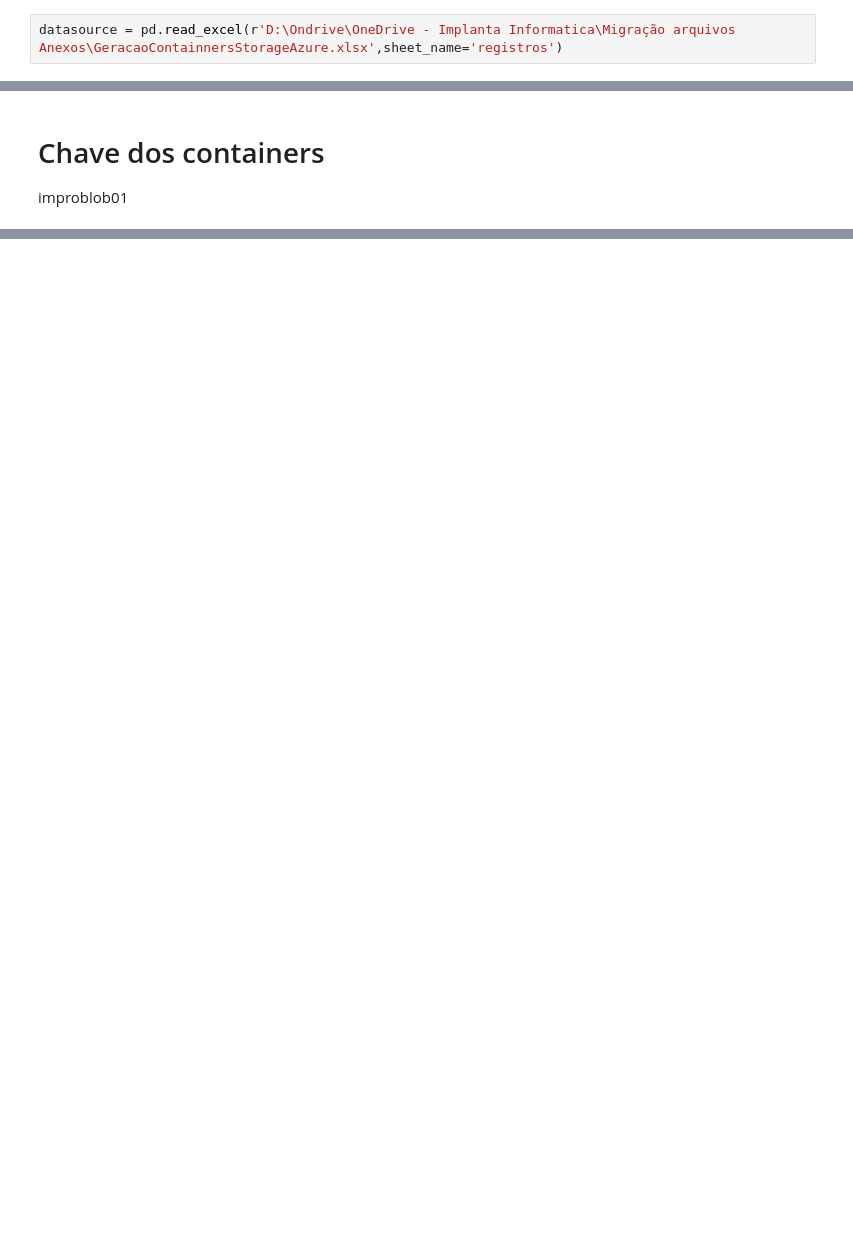
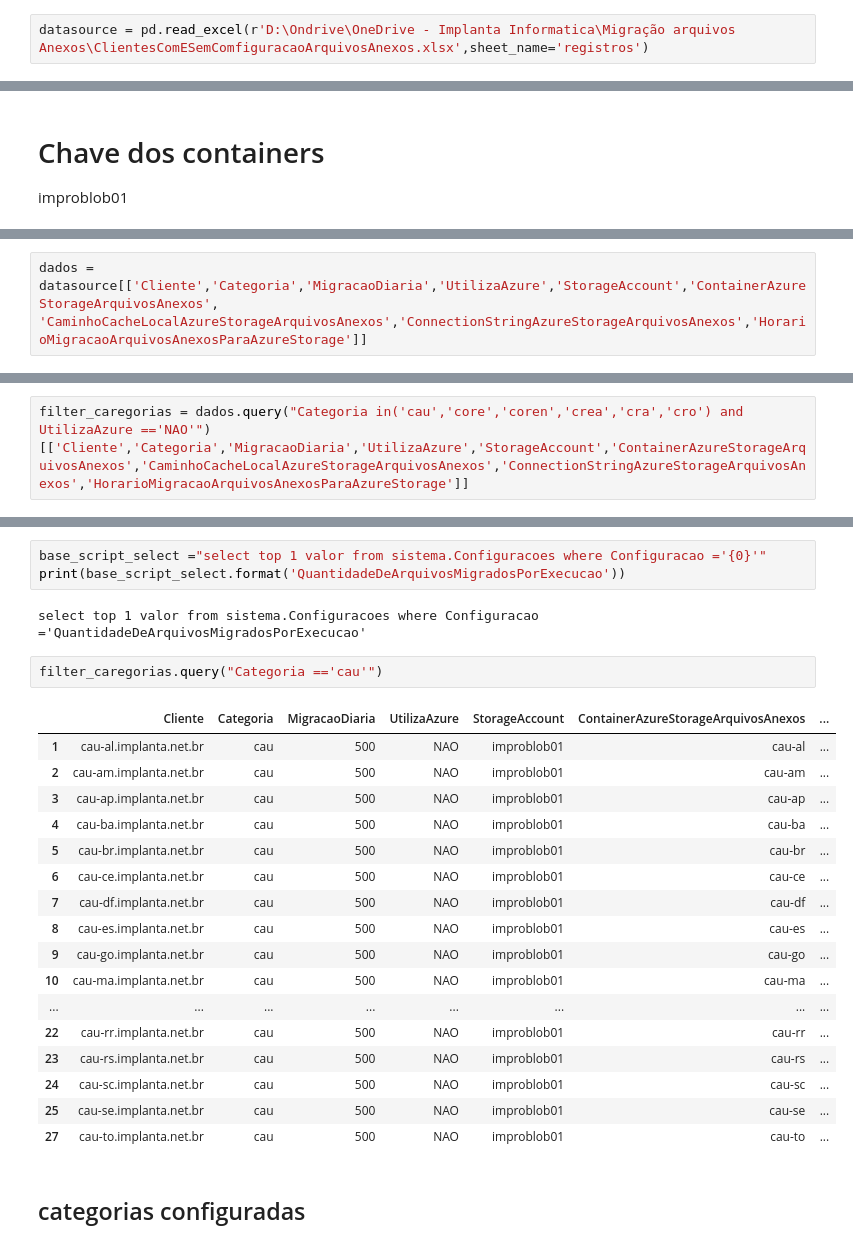
Before and after one commit to WesleySiNeves/BancoDados, a Jupyter notebook: Python/2.Azure/1.StorageAcounts/CreateContainer.ipynb, the cells around one changed output, grey strips where cells are left out. Cells and saved outputs as stored; diff of their text form; blank space fills up the shorter version.

```diff
--- a/Python/2.Azure/1.StorageAcounts/CreateContainer.ipynb
+++ b/Python/2.Azure/1.StorageAcounts/CreateContainer.ipynb
@@ -16,4 +17,4 @@ Azure Blob Storage v12.8.0 - Python quickstart sample
 # %% [markdown]
 ## Importa o arquivo com as configurações
 # %%
-datasource = pd.read_excel(r'D:\Ondrive\OneDrive - Implanta Informatica\Migração arquivos Anexos\GeracaoContainnersStorageAzure.xlsx',sheet_name='registros')
+datasource = pd.read_excel(r'D:\Ondrive\OneDrive - Implanta Informatica\Migração arquivos Anexos\ClientesComESemComfiguracaoArquivosAnexos.xlsx',sheet_name='registros')
@@ -41,0 +90,2 @@ database: cau-al.implanta.net.br  storageAccount: improblob01  Container já exi
+# %%
+dados = datasource[['Cliente','Categoria','MigracaoDiaria','UtilizaAzure','StorageAccount','ContainerAzureStorageArquivosAnexos', 'CaminhoCacheLocalAzureStorageArquivosAnexos','ConnectionStringAzureStorageArquivosAnexos','HorarioMigracaoArquivosAnexosParaAzureStorage']]
@@ -41,0 +104,2 @@ database: cau-al.implanta.net.br  storageAccount: improblob01  Container já exi
+# %%
+filter_caregorias = dados.query("Categoria in('cau','core','coren','crea','cra','cro') and  UtilizaAzure =='NAO'")[['Cliente','Categoria','MigracaoDiaria','UtilizaAzure','StorageAccount','ContainerAzureStorageArquivosAnexos','CaminhoCacheLocalAzureStorageArquivosAnexos','ConnectionStringAzureStorageArquivosAnexos','HorarioMigracaoArquivosAnexosParaAzureStorage']]
@@ -41,0 +158,27 @@ database: cau-al.implanta.net.br  storageAccount: improblob01  Container já exi
+# %%
+base_script_select ="select top 1 valor from sistema.Configuracoes where Configuracao ='{0}'"
+print(base_script_select.format('QuantidadeDeArquivosMigradosPorExecucao'))
+# %% [output]
+select top 1 valor from sistema.Configuracoes where Configuracao ='QuantidadeDeArquivosMigradosPorExecucao'
+# %%
+filter_caregorias.query("Categoria =='cau'")
+# %% [output]
+|  | Cliente | Categoria | MigracaoDiaria | UtilizaAzure | StorageAccount | ContainerAzureStorageArquivosAnexos | ... |
+| 1 | cau-al.implanta.net.br | cau | 500 | NAO | improblob01 | cau-al | ... |
+| 2 | cau-am.implanta.net.br | cau | 500 | NAO | improblob01 | cau-am | ... |
+| 3 | cau-ap.implanta.net.br | cau | 500 | NAO | improblob01 | cau-ap | ... |
+| 4 | cau-ba.implanta.net.br | cau | 500 | NAO | improblob01 | cau-ba | ... |
+| 5 | cau-br.implanta.net.br | cau | 500 | NAO | improblob01 | cau-br | ... |
+| 6 | cau-ce.implanta.net.br | cau | 500 | NAO | improblob01 | cau-ce | ... |
+| 7 | cau-df.implanta.net.br | cau | 500 | NAO | improblob01 | cau-df | ... |
+| 8 | cau-es.implanta.net.br | cau | 500 | NAO | improblob01 | cau-es | ... |
+| 9 | cau-go.implanta.net.br | cau | 500 | NAO | improblob01 | cau-go | ... |
+| 10 | cau-ma.implanta.net.br | cau | 500 | NAO | improblob01 | cau-ma | ... |
+| ... | ... | ... | ... | ... | ... | ... | ... |
+| 22 | cau-rr.implanta.net.br | cau | 500 | NAO | improblob01 | cau-rr | ... |
+| 23 | cau-rs.implanta.net.br | cau | 500 | NAO | improblob01 | cau-rs | ... |
+| 24 | cau-sc.implanta.net.br | cau | 500 | NAO | improblob01 | cau-sc | ... |
+| 25 | cau-se.implanta.net.br | cau | 500 | NAO | improblob01 | cau-se | ... |
+| 27 | cau-to.implanta.net.br | cau | 500 | NAO | improblob01 | cau-to | ... |
+# %% [markdown]
+## categorias configuradas
```
Also changed, not shown: parts of 26 cells of this notebook, 35 other files.
